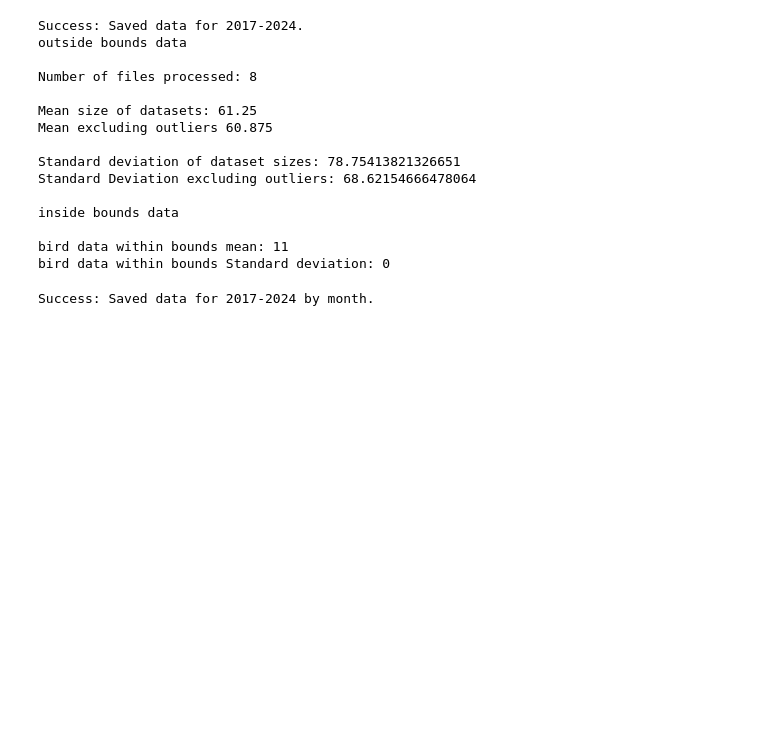
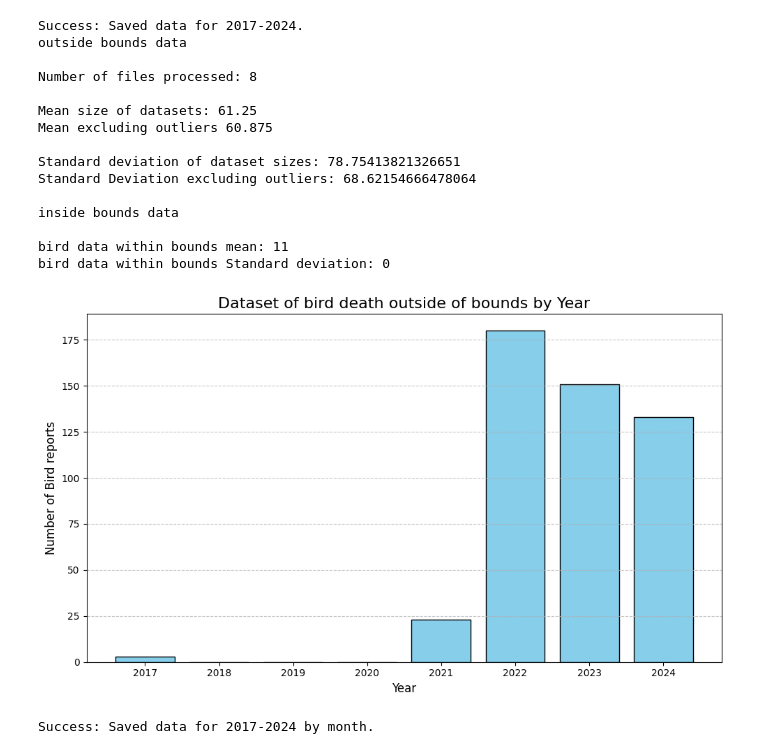
Before and after one commit to baiyue789/ISYE-3770-Project, a Jupyter notebook: JupiterNotebook.ipynb, the cells around one changed output. Drawn from its saved outputs; the diff is of its cells as text; code cells hidden in the pictures; blank space fills up the shorter version.

```diff
--- a/JupiterNotebook.ipynb
+++ b/JupiterNotebook.ipynb
@@ -154,6 +190,40 @@ inside bounds data
 
 bird data within bounds mean: 11
 bird data within bounds Standard deviation: 0
+# %%
+import matplotlib.pyplot as plt
+import numpy as np
+import pandas as pd
+import os
+
+# Folder to save the yearly CSV files
+output_folder = "yearly_data"
+
+sizes = []
+
+# Calculate the size (number of rows) for each CSV file
+for year in range(2017, 2025):
+    filepath = os.path.join(output_folder, f'dbird_data_{year}.csv')  # Update path to include folder
+
+    tmeancalc = pd.read_csv(filepath)
+    sizes.append(len(tmeancalc))  # Add the number of rows to the sizes list
+years = list(range(2017, 2025))
+mean_size = sum(sizes) / len(sizes)
+mean_exsize = sum(sizes[4:]) / len(sizes[4:])
+outliers_ex = np.std(sizes[4:])
+
+# Create a bar chart for dataset sizes
+plt.figure(figsize=(10, 6))
+plt.bar(years, sizes, color='skyblue', edgecolor='black')
+plt.title("Dataset of bird death outside of bounds by Year", fontsize=16)
+plt.xlabel("Year", fontsize=12)
+plt.ylabel("Number of Bird reports", fontsize=12)
+plt.xticks(years)
+plt.grid(axis='y', linestyle='--', alpha=0.7)
+plt.tight_layout()
+plt.show()
+# %% [output]
+[figure, added]
 # %%
 # Split the data into monthly CSV files
 output_folder = "Monthly_yearly_data"
```
Also changed, not shown: parts of 4 cells of this notebook, 1 other file.
